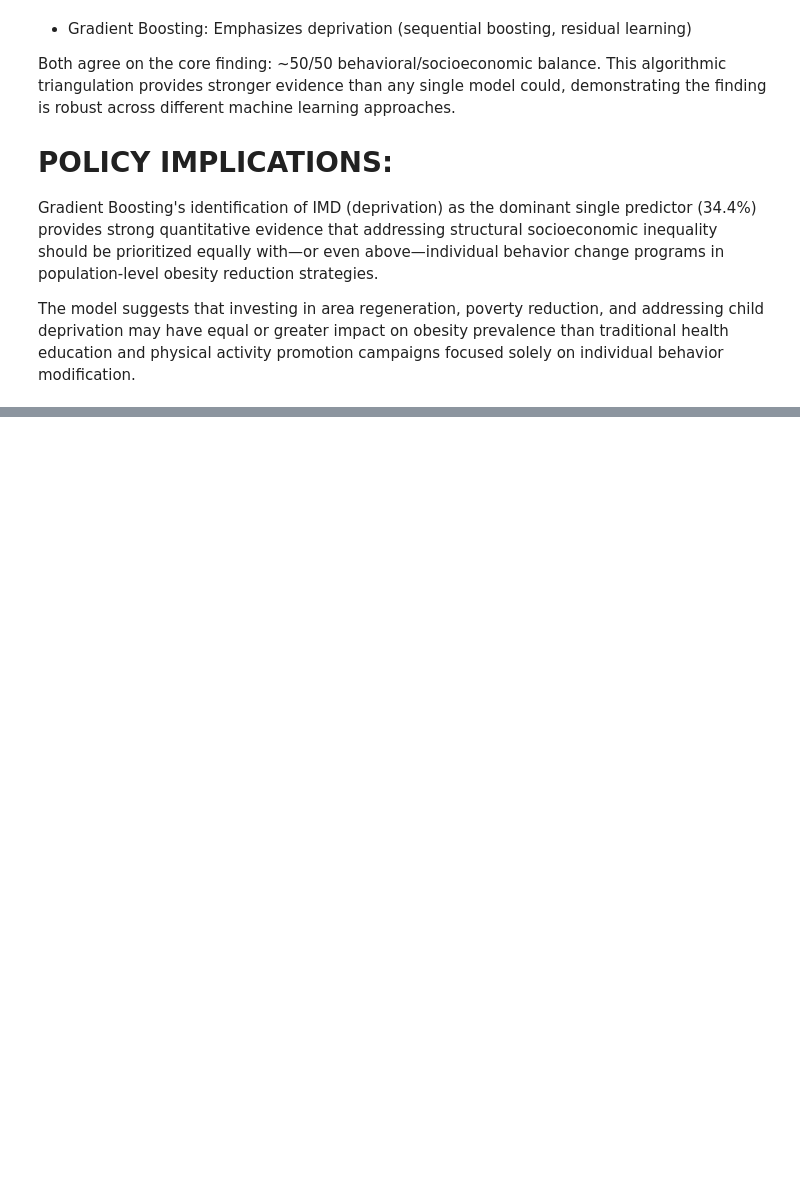
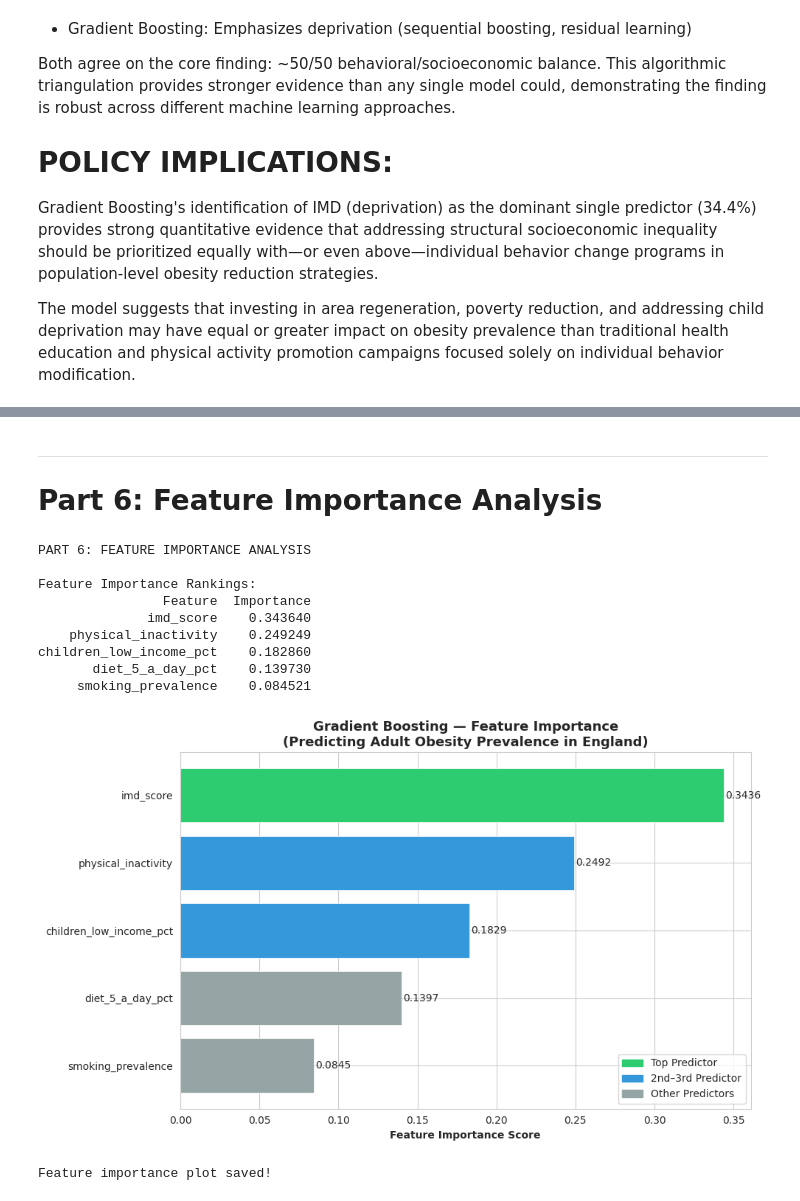
Before and after one commit to gabriel2lucky1990/adult-obesity-risk-modelling-england, a Jupyter notebook: Predicting_Obesity_From_Health_Behaviors_in_England.ipynb, the cells around one changed output, grey strips where cells are left out. Drawn from its saved outputs; the diff is of its cells as text; code cells hidden in the pictures; blank space fills up the shorter version.

```diff
--- a/Predicting_Obesity_From_Health_Behaviors_in_England.ipynb
+++ b/Predicting_Obesity_From_Health_Behaviors_in_England.ipynb
@@ -1432,0 +1654,62 @@ promotion campaigns focused solely on individual behavior modification.
+# %% [markdown]
+---
+# Part 6: Feature Importance Analysis
+# %%
+import matplotlib.patches as mpatche
+
+# PART 6: FEATURE IMPORTANCE ANALYSIS
+
+print("PART 6: FEATURE IMPORTANCE ANALYSIS")
+
+# Get feature importance from Gradient Boosting model
+feature_importance = pd.DataFrame({
+    'Feature': X.columns,
+    'Importance': gb.feature_importances_
+}).sort_values('Importance', ascending=False)
+
+print("\nFeature Importance Rankings:")
+print(feature_importance.to_string(index=False))
+
+# Plot
+fig, ax = plt.subplots(figsize=(10, 6))
+
+colours = ['#2ecc71' if i == 0 else '#3498db' if i <= 2 else '#95a5a6'
+           for i in range(len(feature_importance))]
+
+bars = ax.barh(feature_importance['Feature'],
+               feature_importance['Importance'],
+               color=colours, edgecolor='white', linewidth=0.5)
+
+ax.set_xlabel('Feature Importance Score', fontweight='bold')
+ax.set_title('Gradient Boosting — Feature Importance\n(Predicting Adult Obesity Prevalence in England)',
+             fontweight='bold', fontsize=13)
+ax.invert_yaxis()
+
+# Add value labels
+for bar, val in zip(bars, feature_importance['Importance']):
+    ax.text(bar.get_width() + 0.001, bar.get_y() + bar.get_height()/2,
+            f'{val:.4f}', va='center', fontsize=10)
+
+# Legend
+top1 = mpatches.Patch(color='#2ecc71', label='Top Predictor')
+top3 = mpatches.Patch(color='#3498db', label='2nd–3rd Predictor')
+rest = mpatches.Patch(color='#95a5a6', label='Other Predictors')
+ax.legend(handles=[top1, top3, rest], loc='lower right')
+
+plt.tight_layout()
+plt.savefig('/content/drive/MyDrive/Feature_Importance.png', dpi=300, bbox_inches='tight')
+plt.show()
+
+print("\nFeature importance plot saved!")
+# %% [output]
+PART 6: FEATURE IMPORTANCE ANALYSIS
+
+Feature Importance Rankings:
+                Feature  Importance
+              imd_score    0.343640
+    physical_inactivity    0.249249
+children_low_income_pct    0.182860
+       diet_5_a_day_pct    0.139730
+     smoking_prevalence    0.084521
+[figure, added]
+Feature importance plot saved!
```
Also changed, not shown: parts of 17 cells of this notebook.
